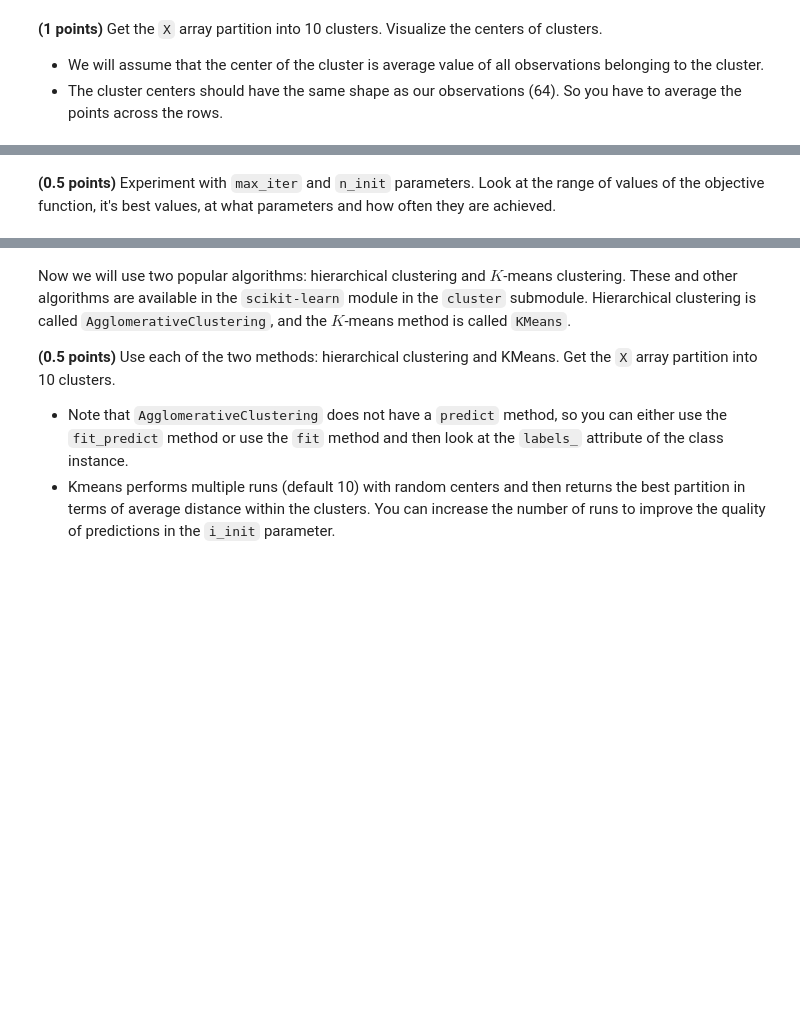
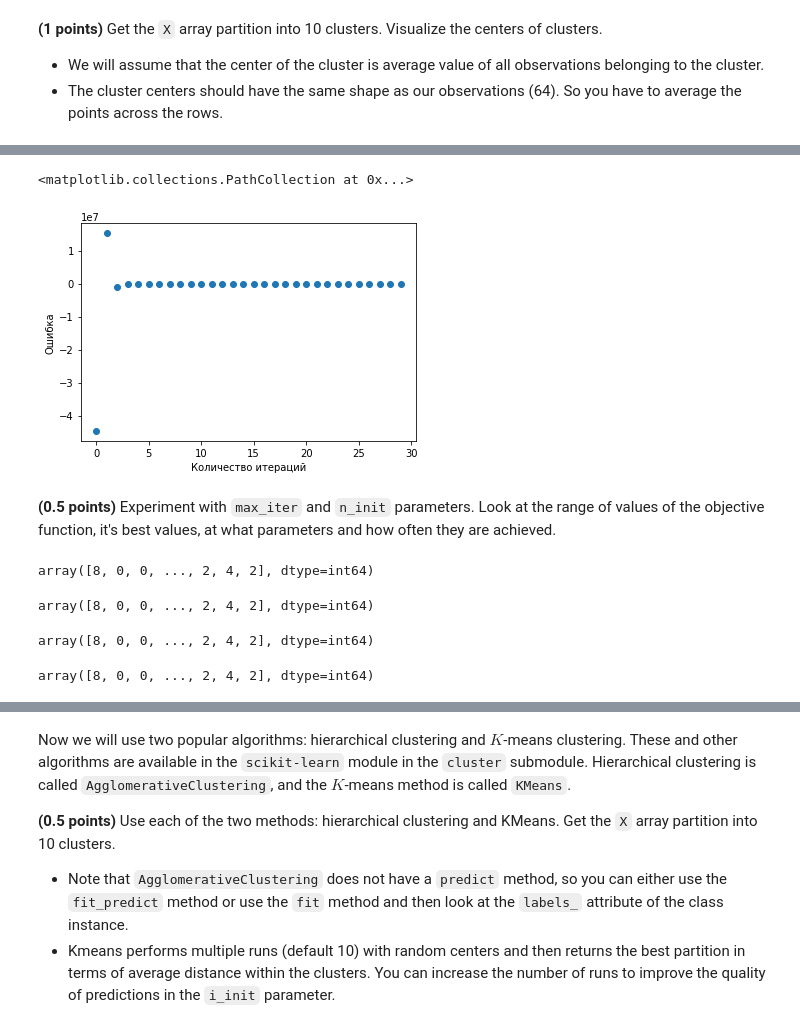
Before and after one commit to Sergo448/rolling-scopes-school-AI-MachineLearning, a Jupyter notebook: clustering.ipynb, the cells around one changed output, grey strips where cells are left out. Drawn from its saved outputs; the diff is of its cells as text; code cells hidden in the pictures; blank space fills up the shorter version.

```diff
--- a/clustering.ipynb
+++ b/clustering.ipynb
@@ -139,2 +306,9 @@ assert custor_kmeans_labels.shape == (1797,)
+# %%
+plt.xlabel('Количество итераций')
+plt.ylabel('Ошибка')
+plt.scatter([i for i in range(C_KM.iteration)],C_KM.histoty)
+# %% [output]
+<matplotlib.collections.PathCollection at 0x...>
+[figure, added]
 # %% [markdown]
 **(0.5 points)** Experiment with `max_iter` and `n_init` parameters. Look at the range of values of the objective function, it's best values, at what parameters and how often they are achieved.
@@ -140,0 +357,17 @@ assert custor_kmeans_labels.shape == (1797,)
+# %%
+# Обучаем каждый
+C_KM_2_1.fit(X)
+# %% [output]
+array([8, 0, 0, ..., 2, 4, 2], dtype=int64)
+# %%
+C_KM_2_2.fit(X)
+# %% [output]
+array([8, 0, 0, ..., 2, 4, 2], dtype=int64)
+# %%
+C_KM_2_3.fit(X)
+# %% [output]
+array([8, 0, 0, ..., 2, 4, 2], dtype=int64)
+# %%
+C_KM_2_4.fit(X)
+# %% [output]
+array([8, 0, 0, ..., 2, 4, 2], dtype=int64)
```
Also changed, not shown: parts of 66 cells of this notebook.
